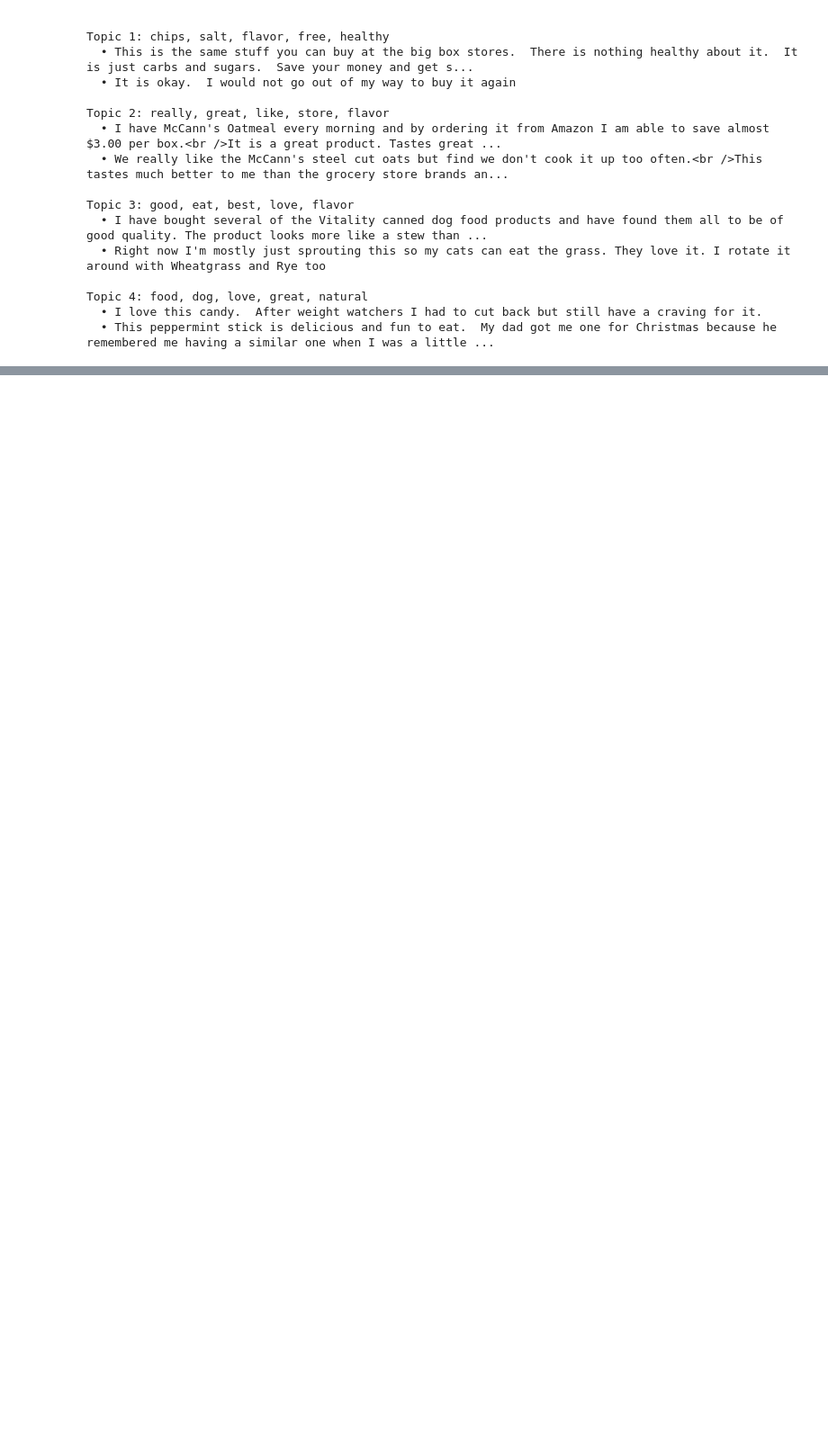
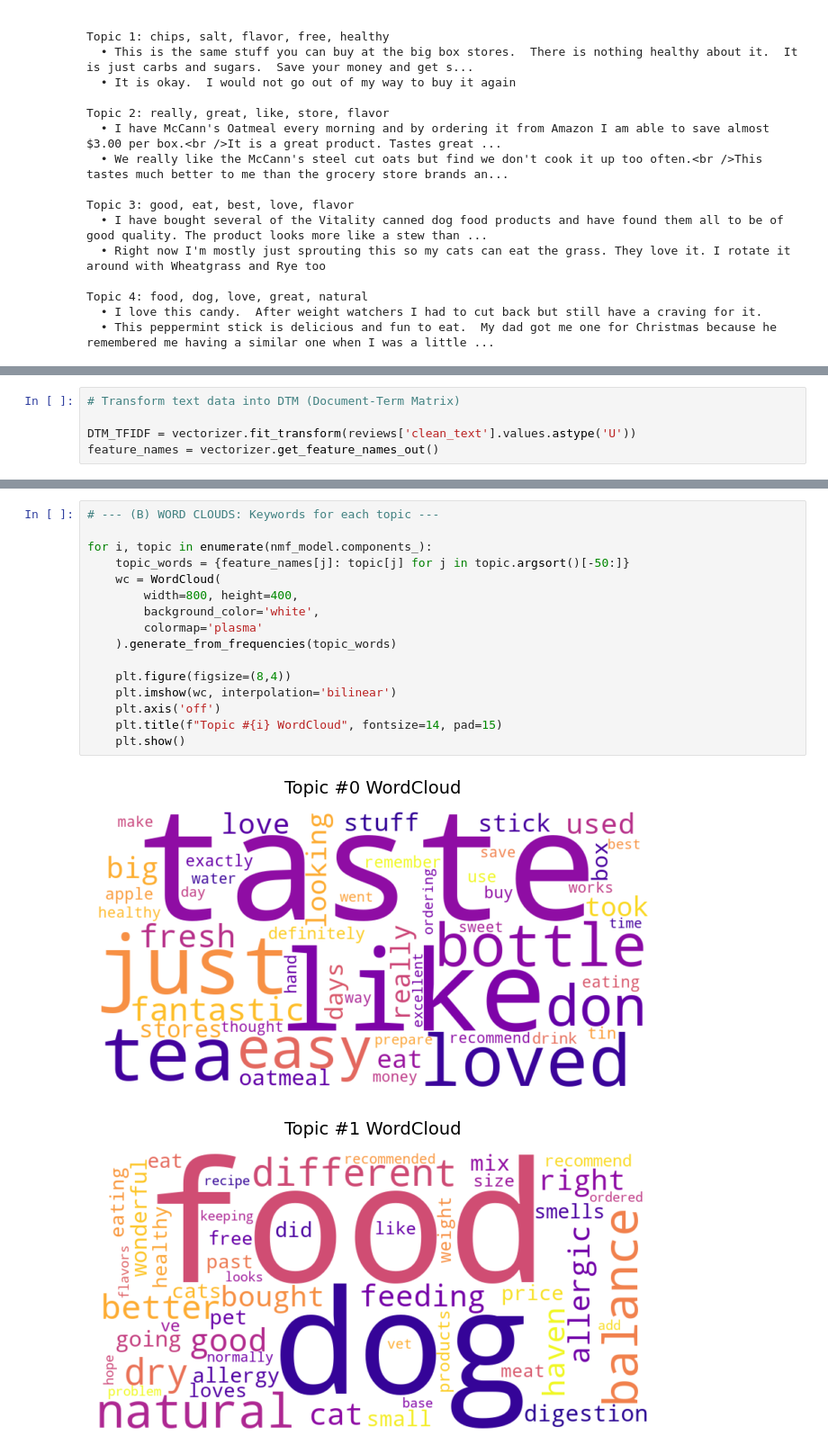
Before and after one commit to Mukhammadkodir27/NLP-Toolkit, a Jupyter notebook: 06_Topic_Modeling.ipynb, the cells around one changed output, grey strips where cells are left out. Shown at 90% size. Cells and saved outputs as stored; diff of their text form; blank space fills up the shorter version.

```diff
--- a/06_Topic_Modeling.ipynb
+++ b/06_Topic_Modeling.ipynb
@@ -1098,0 +1223,5 @@ Topic 4: food, dog, love, great, natural
+# %%
+# Transform text data into DTM (Document-Term Matrix)
+
+DTM_TFIDF = vectorizer.fit_transform(reviews['clean_text'].values.astype('U'))
+feature_names = vectorizer.get_feature_names_out()
@@ -1098,0 +1284,19 @@ Topic 4: food, dog, love, great, natural
+# %%
+# --- (B) WORD CLOUDS: Keywords for each topic ---
+
+for i, topic in enumerate(nmf_model.components_):
+    topic_words = {feature_names[j]: topic[j] for j in topic.argsort()[-50:]}
+    wc = WordCloud(
+        width=800, height=400,
+        background_color='white',
+        colormap='plasma'
+    ).generate_from_frequencies(topic_words)
+
+    plt.figure(figsize=(8,4))
+    plt.imshow(wc, interpolation='bilinear')
+    plt.axis('off')
+    plt.title(f"Topic #{i} WordCloud", fontsize=14, pad=15)
+    plt.show()
+# %% [output]
+[figure, added]
+[figure, added]
```
Also changed, not shown: parts of 67 cells of this notebook.
